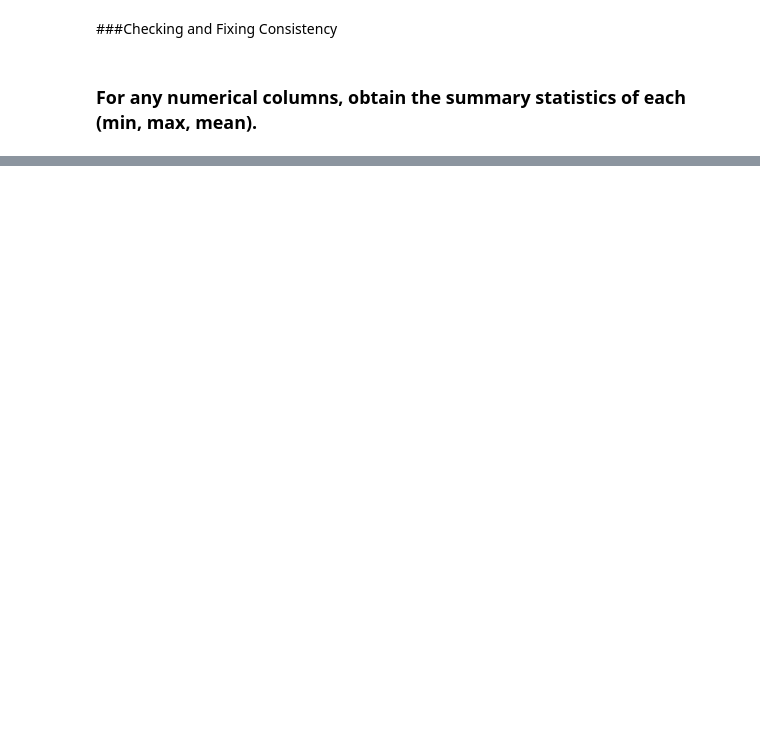
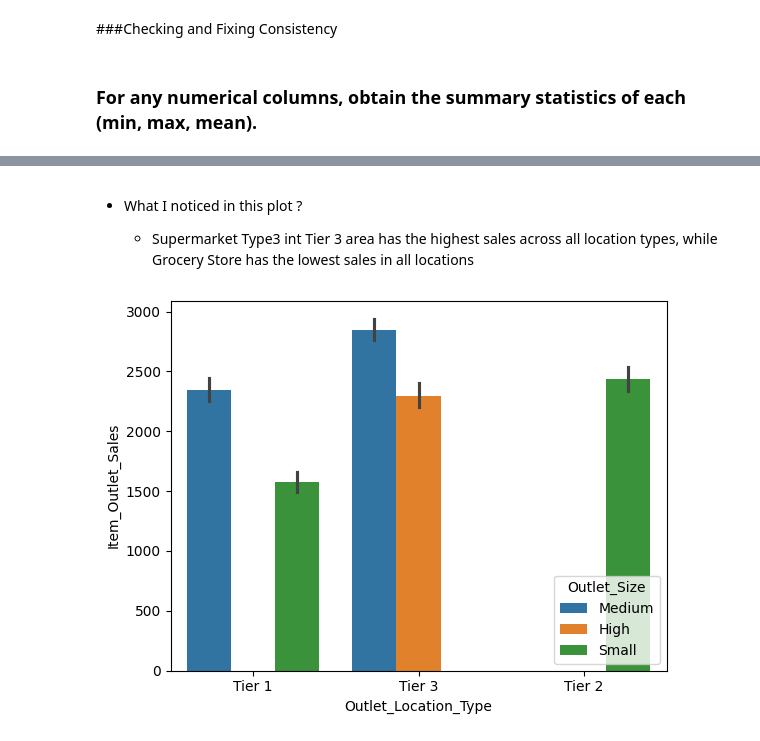
Before and after one commit to laramutair/Prediction-of-Product-Sales, a Jupyter notebook: Prediction_of_Product_Sales.ipynb, the cells around one changed output, grey strips where cells are left out. Saved outputs shown, nothing was run; the diff lists cells and outputs as text; code cells hidden in the pictures; blank space fills up the shorter version.

```diff
--- a/Prediction_of_Product_Sales.ipynb
+++ b/Prediction_of_Product_Sales.ipynb
@@ -711,2 +867,8 @@ df.head()
+# %% [markdown]
+- What I noticed in this plot ?
+
+    - Supermarket Type3 int Tier 3 area has the highest sales across all location types, while Grocery Store has the lowest sales in all locations
 # %%
-sns.histplot(data=df , x='sales')
+sns.barplot(data=df , x='Outlet_Location_Type', y='Item_Outlet_Sales' , hue='Outlet_Size');
+# %% [output]
+[figure, added]
```
Also changed, not shown: parts of 81 cells of this notebook.
